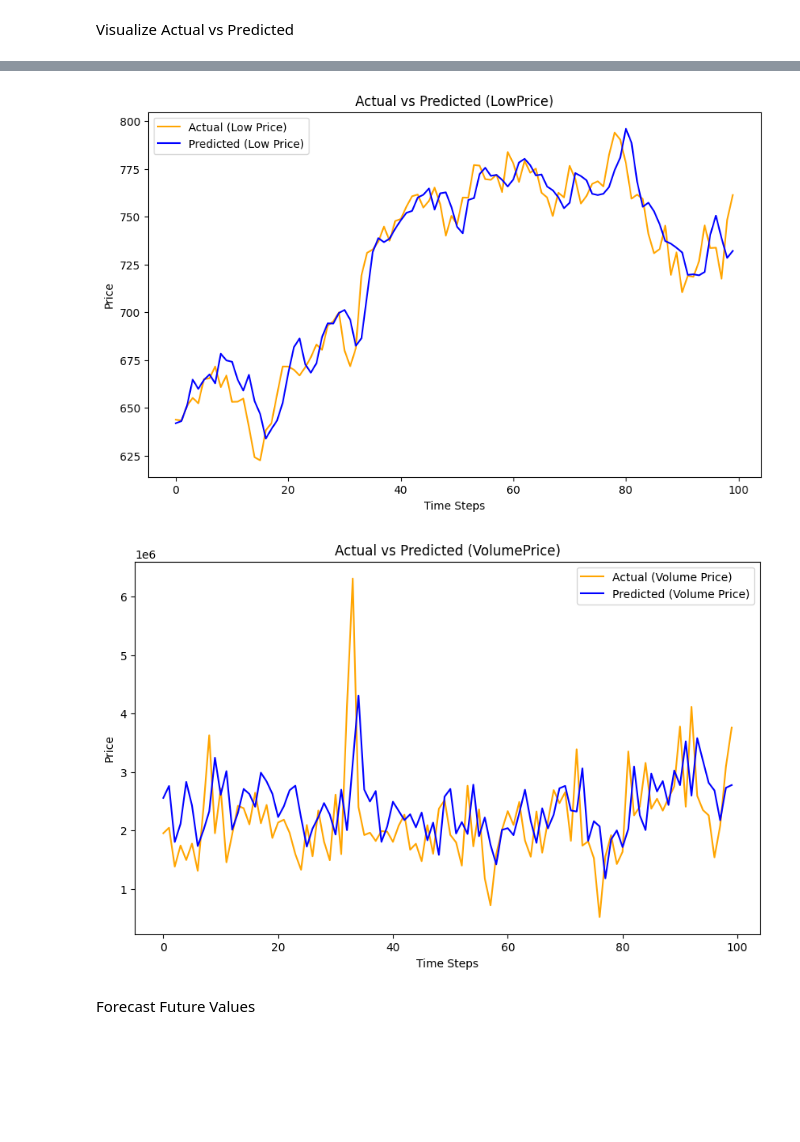
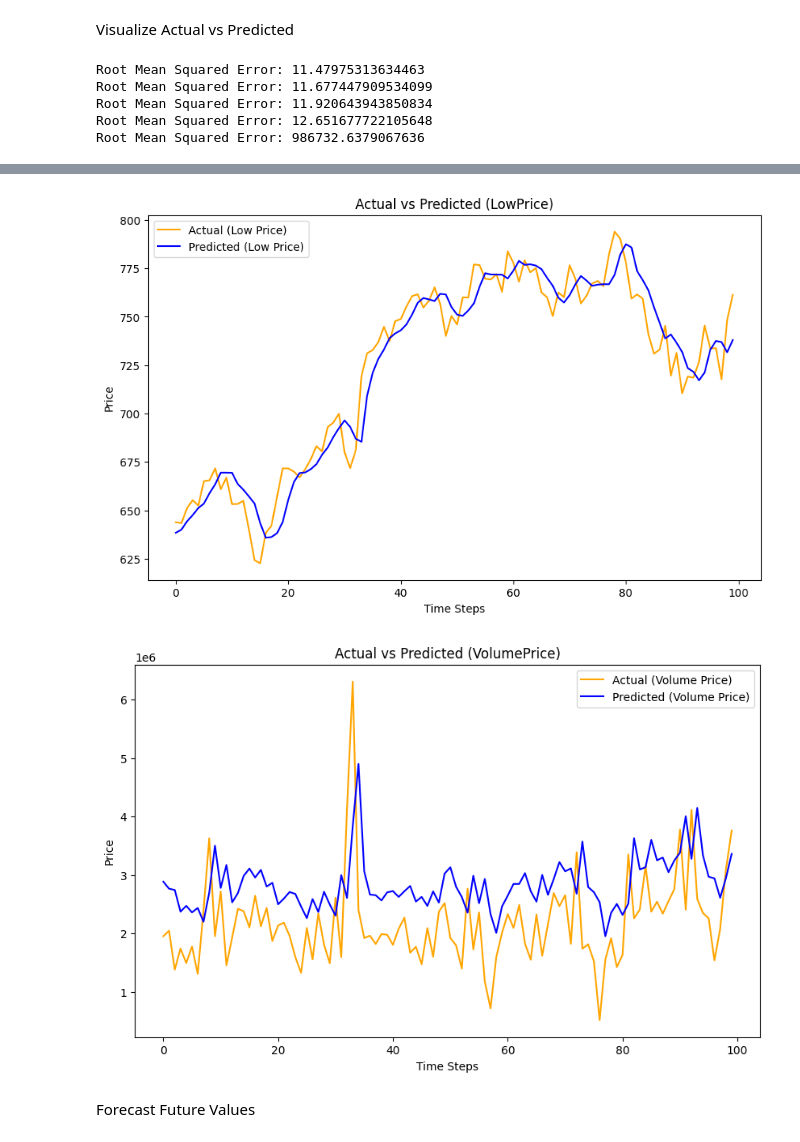
Before and after one commit to irene-fagnani/ADAML-project2, a Jupyter notebook: RNN_new.ipynb, the cells around one changed output, grey strips where cells are left out. Cells and saved outputs as stored; diff of their text form; code cells hidden in the pictures; blank space fills up the shorter version.

```diff
--- a/RNN_new.ipynb
+++ b/RNN_new.ipynb
@@ -48,7 +48,7 @@ Build and Compile the LSTM Model
 # %%
 # Build the LSTM model for multivariate input/output
 model = Sequential([
-    SimpleRNN(units=80, input_shape=(sequence_length, X.shape[2])),  # Sequence length and features
+    LSTM(units=80, input_shape=(sequence_length, X.shape[2])),  # Sequence length and features
     Dense(units=Y.shape[1])  # Number of output features
 ])
 
@@ -91,5 +110,12 @@ for i in range(0,5):
     plt.title("Actual vs Predicted ("+variable+"Price)")
     plt.xlabel("Time Steps")
     plt.ylabel("Price")
-    plt.savefig("Actual_vs_Predicted("+variable+"Price)_training.png")
+    #plt.savefig("Actual_vs_Predicted("+variable+"Price)_training.png")
+    mse = root_mean_squared_error(Y_test_rescaled[:100,i], predictions_rescaled[:100,i])
+    print(f"Root Mean Squared Error: {mse}")
 # %% [output]
+Root Mean Squared Error: 11.47975313634463
+Root Mean Squared Error: 11.677447909534099
+Root Mean Squared Error: 11.920643943850834
+Root Mean Squared Error: 12.651677722105648
+Root Mean Squared Error: 986732.6379067636
@@ -99,5 +125,5 @@ for i in range(0,5):
-[figure, old version]
+[figure, new version]
-[figure, old version]
+[figure, new version]
 # %% [markdown]
 Forecast Future Values
 # %%
```
Also changed, not shown: parts of 8 cells of this notebook.
